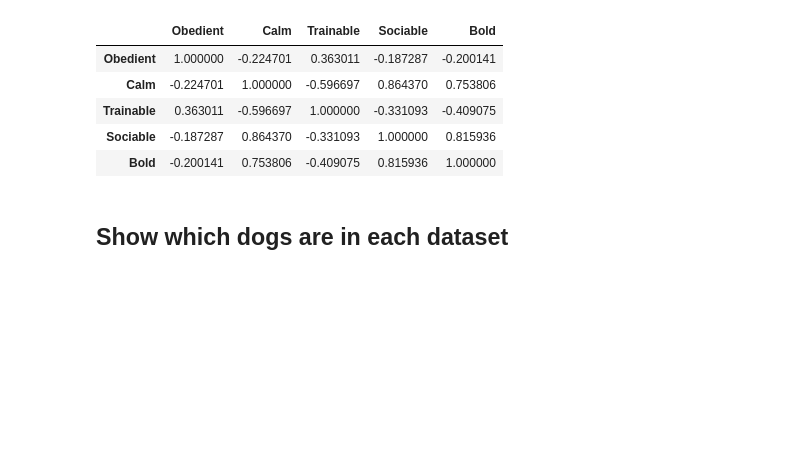
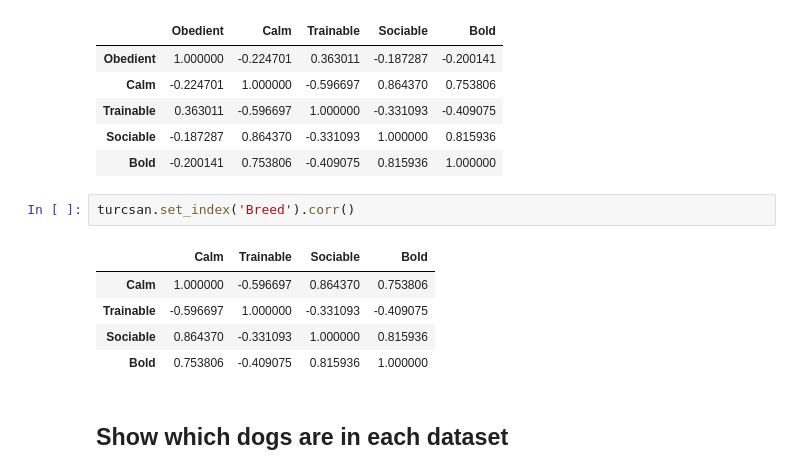
Before and after one commit to Save-All-The-Pets/dog_attributes, a Jupyter notebook: src/analysis.ipynb, the cells around one changed output. Cells and saved outputs as stored; diff of their text form; blank space fills up the shorter version.

```diff
--- a/src/analysis.ipynb
+++ b/src/analysis.ipynb
@@ -186,6 +186,14 @@ attrib.corr()
 | Trainable | 0.363011 | -0.596697 | 1.000000 | -0.331093 | -0.409075 |
 | Sociable | -0.187287 | 0.864370 | -0.331093 | 1.000000 | 0.815936 |
 | Bold | -0.200141 | 0.753806 | -0.409075 | 0.815936 | 1.000000 |
+# %%
+turcsan.set_index('Breed').corr()
+# %% [output]
+|  | Calm | Trainable | Sociable | Bold |
+| Calm | 1.000000 | -0.596697 | 0.864370 | 0.753806 |
+| Trainable | -0.596697 | 1.000000 | -0.331093 | -0.409075 |
+| Sociable | 0.864370 | -0.331093 | 1.000000 | 0.815936 |
+| Bold | 0.753806 | -0.409075 | 0.815936 | 1.000000 |
 # %% [markdown]
 ## Show which dogs are in each dataset
 # %%
```
Also changed, not shown: parts of 17 cells of this notebook.
